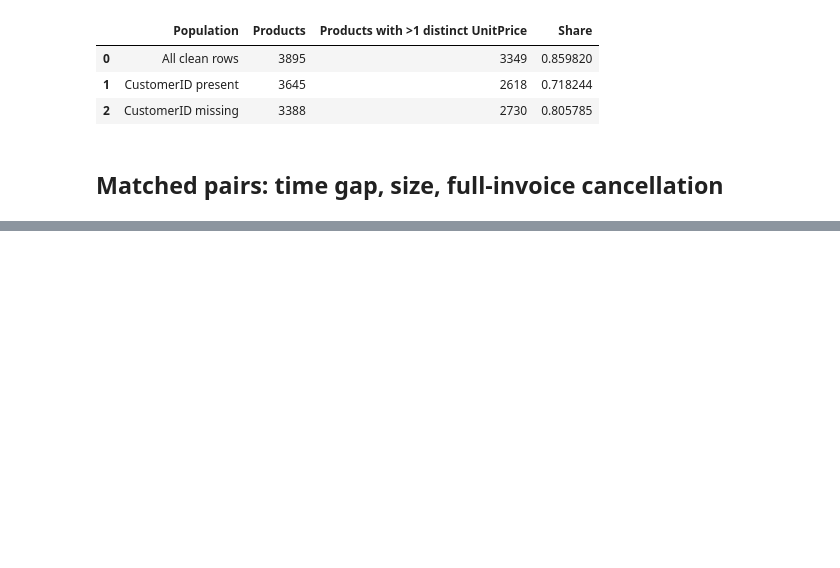
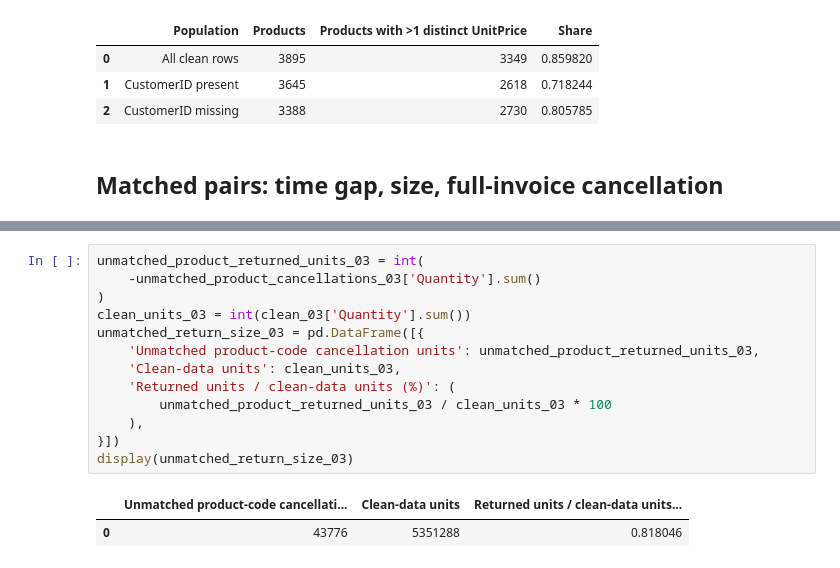
Before and after one commit to Omar-BenAmara/pricing-demand-analysis, a Jupyter notebook: notebooks/03_clean_foundation.ipynb, the cells around one changed output, grey strips where cells are left out. Cells and saved outputs as stored; diff of their text form; blank space fills up the shorter version.

```diff
--- a/notebooks/03_clean_foundation.ipynb
+++ b/notebooks/03_clean_foundation.ipynb
@@ -357,0 +554,16 @@ Pairs meeting Quantity >= 1000 or gap < 1 hour: 471; shown: 40
+# %%
+unmatched_product_returned_units_03 = int(
+    -unmatched_product_cancellations_03['Quantity'].sum()
+)
+clean_units_03 = int(clean_03['Quantity'].sum())
+unmatched_return_size_03 = pd.DataFrame([{
+    'Unmatched product-code cancellation units': unmatched_product_returned_units_03,
+    'Clean-data units': clean_units_03,
+    'Returned units / clean-data units (%)': (
+        unmatched_product_returned_units_03 / clean_units_03 * 100
+    ),
+}])
+display(unmatched_return_size_03)
+# %% [output]
+|  | Unmatched product-code cancellati... | Clean-data units | Returned units / clean-data units... |
+| 0 | 43776 | 5351288 | 0.818046 |
```
Also changed, not shown: parts of 13 cells of this notebook.
